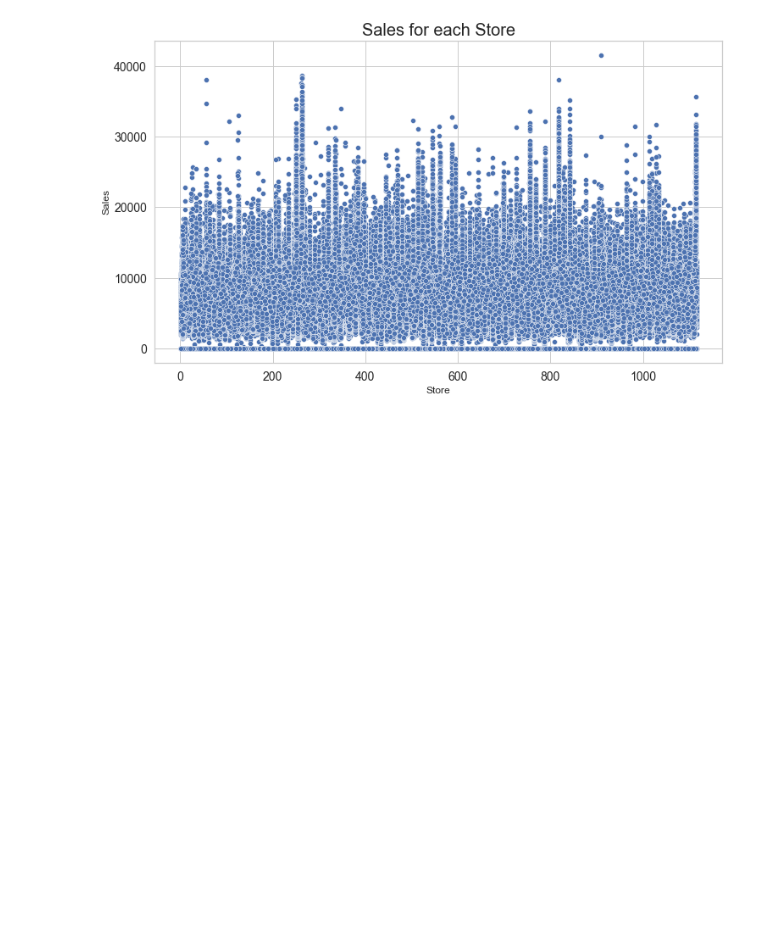
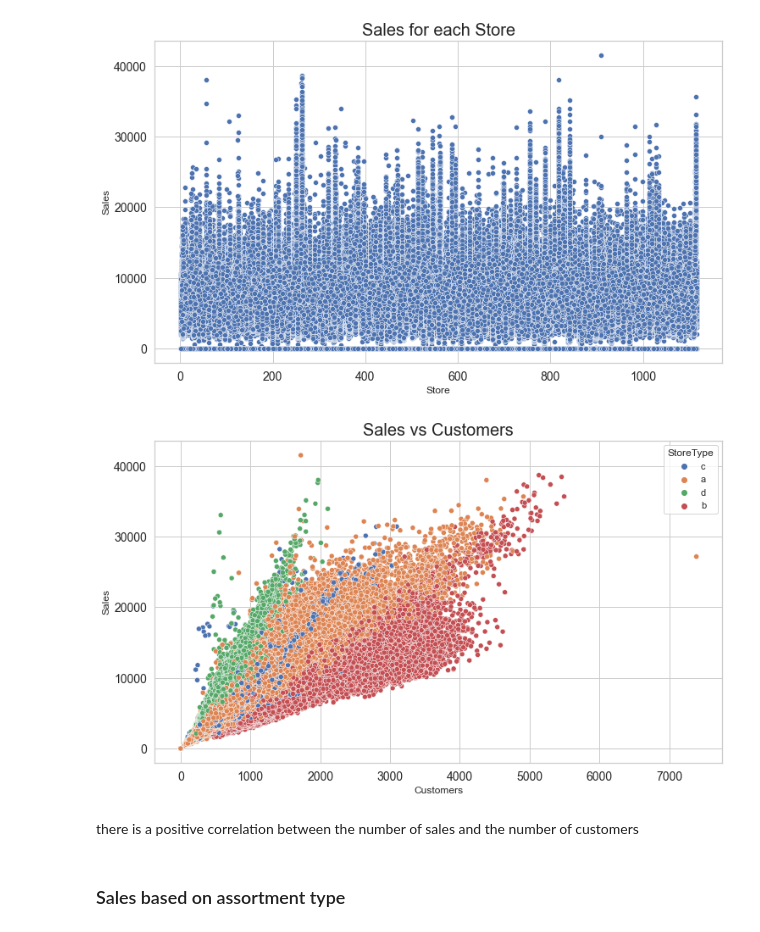
Before and after one commit to yonamg/Pharmaceutical-Sales-Prediction, a Jupyter notebook: notebook/Sales_EDA_process.ipynb, the cells around one changed output. Drawn from its saved outputs; the diff is of its cells as text; code cells hidden in the pictures; blank space fills up the shorter version.

```diff
--- a/notebook/Sales_EDA_process.ipynb
+++ b/notebook/Sales_EDA_process.ipynb
@@ -242,3 +242,11 @@ plot.plot_scatter(train_df, train_df['Store'], train_df['Sales'], 'Sales for eac
 attributes = ["Sales", "Customers"]
 # %%
 plot.sc_matrix(train_df[attributes], "Sales vs Customers")
+# %%
+plot.plot_scatter(train_df[attributes], train_df['Customers'], train_df['Sales'], 'Sales vs Customers', train_df['StoreType'], None)
+# %% [output]
+[figure, added]
+# %% [markdown]
+there is a positive correlation between the number of sales and the number of customers
+# %% [markdown]
+### Sales based on assortment type
```
